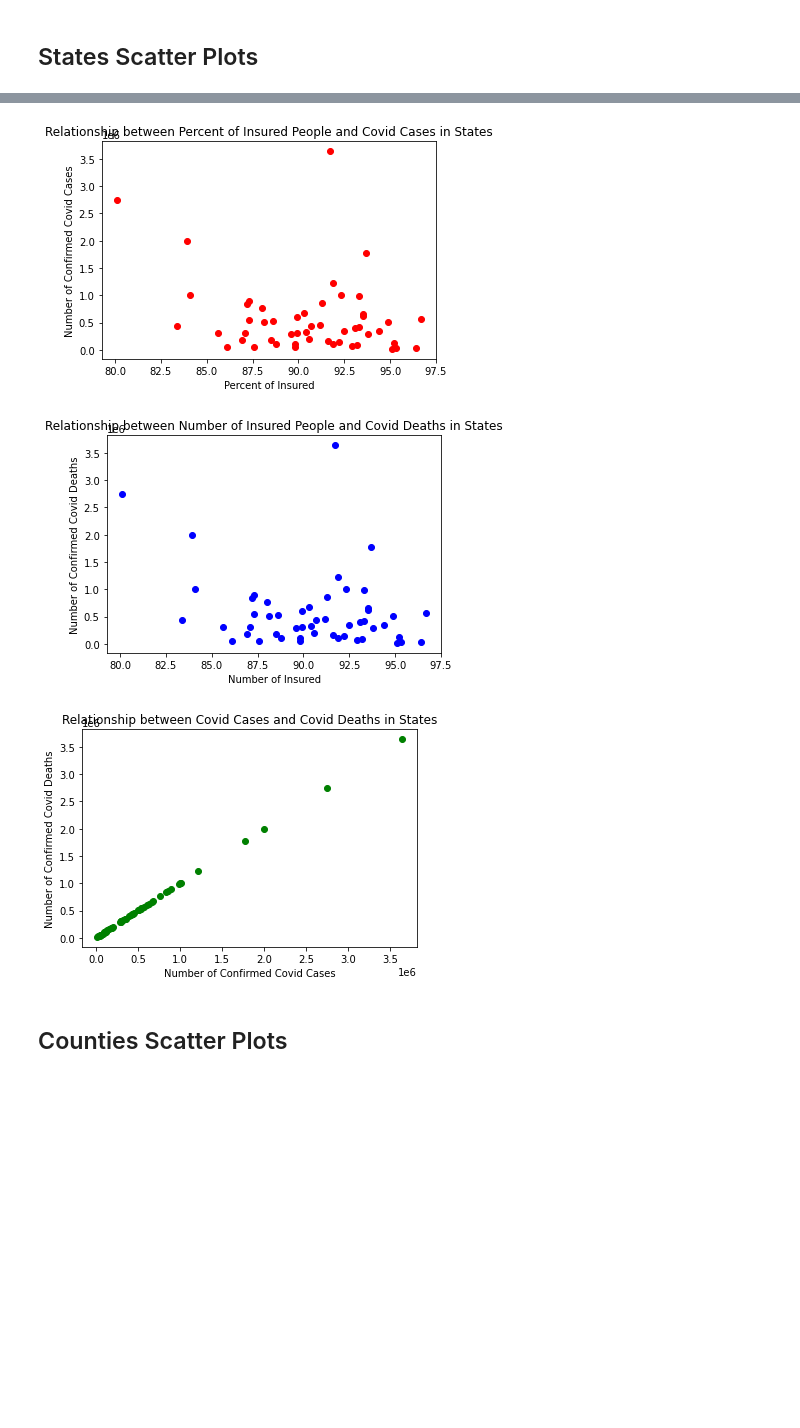
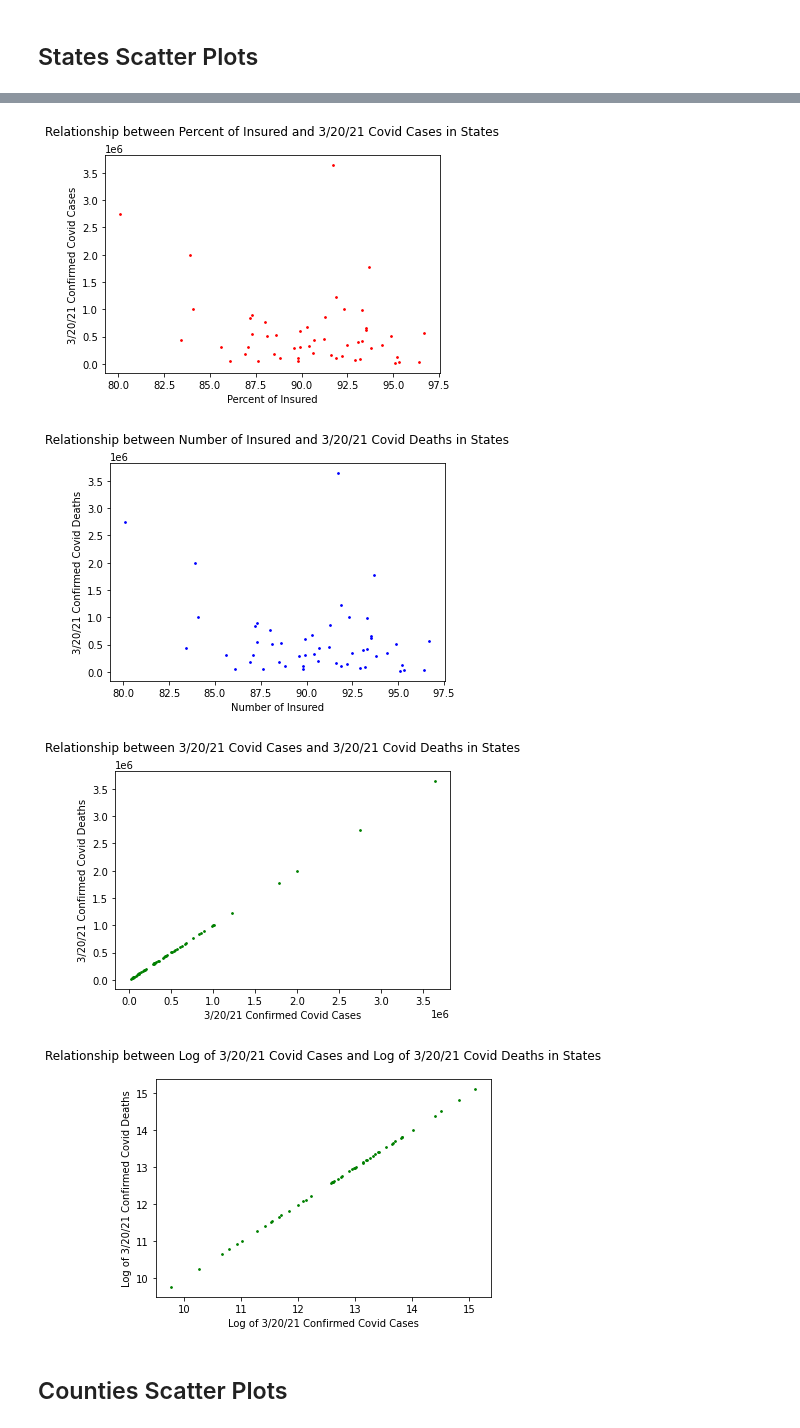
Before and after one commit to linsyzw/COVID_Insurance_Relation, a Jupyter notebook: Covid_Data.ipynb, the cells around one changed output, grey strips where cells are left out. Cells and saved outputs as stored; diff of their text form; code cells hidden in the pictures; blank space fills up the shorter version.

Commit message:
plots with insurances numbers not state names

```diff
--- a/Covid_Data.ipynb
+++ b/Covid_Data.ipynb
@@ -25,7 +29,7 @@ US_Insurance = US_Insurance.drop(columns=['Age Category', 'Income Category', 'Ra
 # %%
 # fill NaN with median values
-US_Confirmed = US_Confirmed.dropna()
-US_Deaths = US_Deaths.dropna()
+US_Confirmed.dropna()
+US_Deaths.dropna()
 
 # drop places w no latitude/not on map
 US_Confirmed = US_Confirmed.loc[(US_Confirmed['Lat'] != 0)]
@@ -39,7 +43,7 @@ stateNames = ["Alabama", "Alaska", "Arizona", "Arkansas", "California", "Colorad
               "Tennessee", "Texas", "Utah", "Vermont", "Virginia", "Washington", "West Virginia", "Wisconsin", "Wyoming"]
 
 # removing unassigned data
-drop_data = ["Unassigned", "Out of", "Dukes and Nantucket", "Kansas City", "Bear River", "Central Utah", "Southeast Utah", "Southwest Utah", "TriCounty", "Weber-Morgan"] # drop all these "counties"
+drop_data = ["Unassigned", "Out of", "Dukes and Nantucket", "Kansas City", "Bear River", "Kalawao", "Central Utah", "Southeast Utah", "Southwest Utah", "TriCounty", "Weber-Morgan"] # drop all these "counties"
 drop_states = ["American Samoa", "Guam", "Northern Mariana Islands", "Puerto Rico", "Virgin Islands", "Diamond Princess"]
 
 drop_i = []
@@ -135,39 +104,45 @@ min 1,002,810
 ## States Scatter Plots
 # %%
 # x-axis: # insured, y-axis: confirmed cases
-plt.scatter(State_Insurance['Insured: Number'], State_Confirmed, c = 'r')
+plt.scatter(State_Insurance['Insured: Number'], State_Confirmed, s=3, c = 'r')
 plt.xlabel('Number of Insured')
-plt.xticks(np.arange(0, 100000, 100000))
-plt.ylabel('Number of Confirmed Covid Cases')
-plt.title("Relationship between Number of Insured People and Covid Cases in States")
+plt.ylabel('3/20/21 Confirmed Covid Cases')
+plt.title("Relationship between Number of Insured and 3/20/21 Covid Cases in States", fontsize = 12, pad = 20)
 plt.show()
 
 # x-axis: # insured, y-axis: deaths
-plt.scatter(State_Insurance['Insured: Number'], State_Death, c='b')
+plt.scatter(State_Insurance['Insured: Number'], State_Death, s=3, c='b')
 plt.xlabel('Number of Insured')
-plt.ylabel('Number of Confirmed Covid Deaths')
-plt.title("Relationship between Number of Insured People and Covid Deaths in States")
+plt.ylabel('3/20/21 Confirmed Covid Deaths')
+plt.title("Relationship between Number of Insured and 3/20/21 Covid Deaths in States", fontsize = 12, pad = 20)
 plt.show()
 
 # x-axis: % insured, y-axis: confirmed cases
-plt.scatter(State_Insurance['Insured: %'], State_Confirmed, c='r')
+plt.scatter(State_Insurance['Insured: %'], State_Confirmed, s=3, c='r')
 plt.xlabel('Percent of Insured')
-plt.ylabel('Number of Confirmed Covid Cases')
-plt.title("Relationship between Percent of Insured People and Covid Cases in States")
+plt.ylabel('3/20/21 Confirmed Covid Cases')
+plt.title("Relationship between Percent of Insured and 3/20/21 Covid Cases in States", fontsize = 12, pad = 20)
 plt.show()
 
 # x-axis: % insured, y-axis: deaths
-plt.scatter(State_Insurance['Insured: %'], State_Death, c='b')
+plt.scatter(State_Insurance['Insured: %'], State_Death, s=3, c='b')
 plt.xlabel('Number of Insured')
-plt.ylabel('Number of Confirmed Covid Deaths')
-plt.title("Relationship between Number of Insured People and Covid Deaths in States")
+plt.ylabel('3/20/21 Confirmed Covid Deaths')
+plt.title("Relationship between Number of Insured and 3/20/21 Covid Deaths in States", fontsize = 12, pad = 20)
 plt.show()
 
 # x-axis: confirmed cases, y-axis: deaths
-plt.scatter(State_Confirmed, State_Death, c='g')
-plt.xlabel('Number of Confirmed Covid Cases')
-plt.ylabel('Number of Confirmed Covid Deaths')
-plt.title("Relationship between Covid Cases and Covid Deaths in States")
+plt.scatter(State_Confirmed, State_Death, s=3, c='g')
+plt.xlabel('3/20/21 Confirmed Covid Cases')
+plt.ylabel('3/20/21 Confirmed Covid Deaths')
+plt.title("Relationship between 3/20/21 Covid Cases and 3/20/21 Covid Deaths in States", fontsize = 12, pad = 20)
+plt.show()
+
+# x-axis: confirmed cases, y-axis: deaths
+plt.scatter(np.log(State_Confirmed), np.log(State_Death), s=3, c='g')
+plt.xlabel('Log of 3/20/21 Confirmed Covid Cases')
+plt.ylabel('Log of 3/20/21 Confirmed Covid Deaths')
+plt.title("Relationship between Log of 3/20/21 Covid Cases and Log of 3/20/21 Covid Deaths in States", fontsize = 12, pad = 20)
 plt.show()
 
 # bar graph: state and confirmed cases / death rates
@@ -177,6 +152,7 @@ plt.show()
-[figure, old version]
+[figure, new version]
-[figure, old version]
+[figure, new version]
-[figure, old version]
+[figure, new version]
+[figure, added]
 # %% [markdown]
 ## Counties Scatter Plots
 # %%
```
Also changed, not shown: parts of 10 cells of this notebook.
